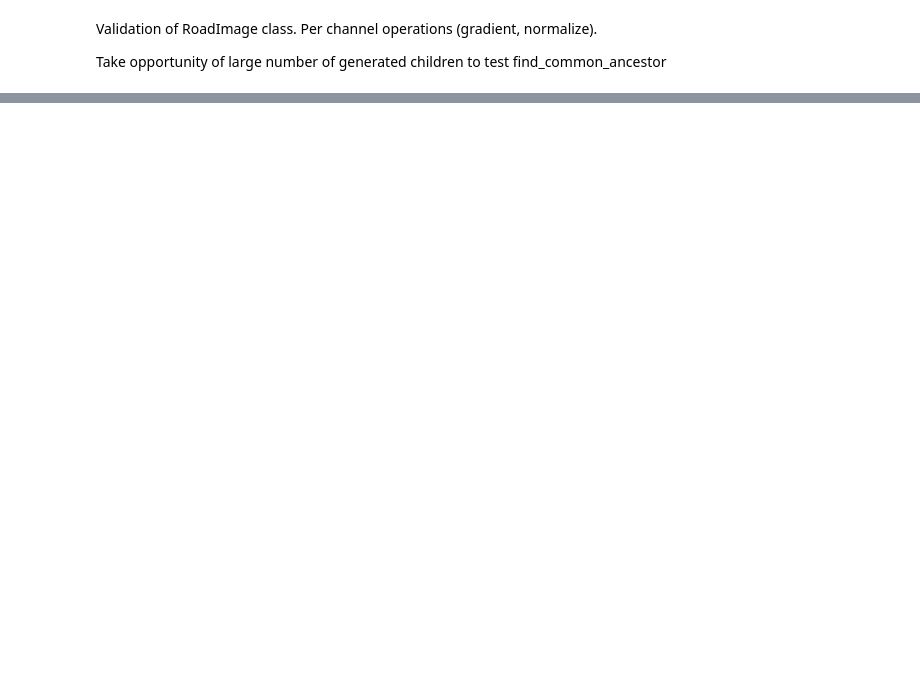
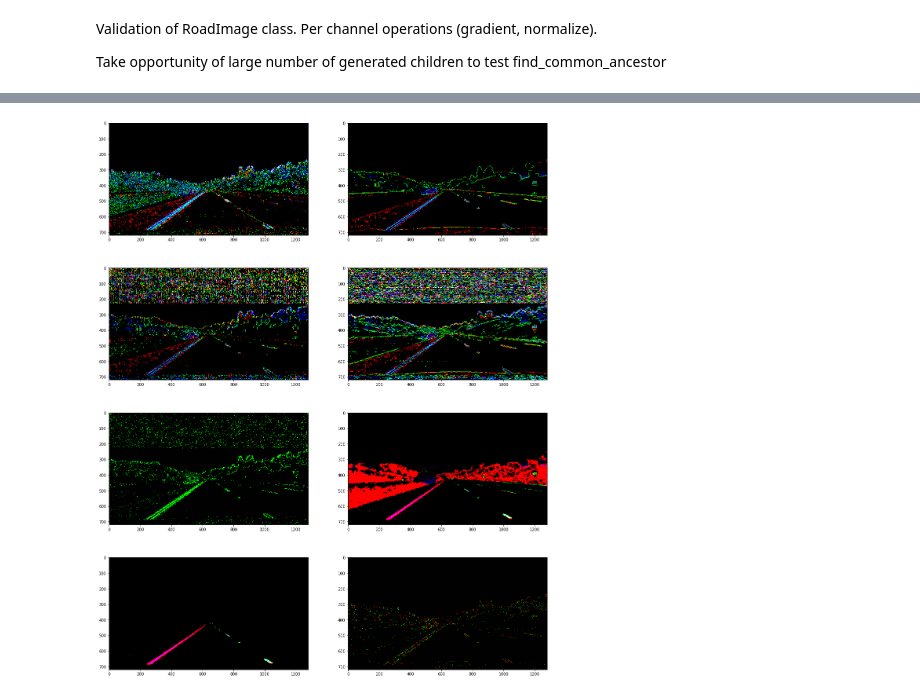
Before and after one commit to lepeuvedic/CarND-Advanced-Lane-Lines, a Jupyter notebook: Validation.ipynb, the cells around one changed output, grey strips where cells are left out. Drawn from its saved outputs; the diff is of its cells as text; code cells hidden in the pictures; blank space fills up the shorter version.

Commit message:
RoadImage passes Validation notebook.

```diff
--- a/Validation.ipynb
+++ b/Validation.ipynb
@@ -290,0 +339,78 @@ make_collection:
+# %%
+from classes.RoadImage import RoadImage
+import numpy as np
+
+img = RoadImage('test_images/straight_lines1.jpg', cspace='HLS')
+print('Loaded shape:',img.shape)
+# We have per channel min and max (for H,L and S)
+mini = np.array([0.0627, 0.762, 0.75])
+maxi = np.array([0.0863, 1.0,   1.0])
+copy = img.copy()
+print('copy.dtype =',copy.dtype)
+copy.threshold(mini, maxi, inplace=True)
+print('copy.binary =',copy.binary)
+print('copy.gradient =',copy.gradient)
+print('match_shape:',RoadImage.__match_shape__(mini.shape, copy.shape))
+
+mask = RoadImage('training/straight_mask.png')
+# Make mask truly binary
+mask.threshold(mini=0.5, inplace=True)
+print('mask colorspace:', mask.colorspace)
+print('mask is binary:', mask.binary)
+print('mask.shape =',mask.shape)
+print('mask is grayscale:',RoadImage.is_grayscale(mask))
+print('mask dtype:', mask.dtype)
+# Not inplace
+imini = mini.reshape((1,)+mini.shape)
+imaxi = maxi.reshape((1,)+maxi.shape)
+# Small constant ensures that mini > maxi in areas where mask = 0
+# Needs img.to_float to have an effect.
+
+# Combine gradients to make a 2D HLS image:
+minimask = 0.0001+np.tensordot(mask,imini, axes=([2],[0]))
+maximask = np.tensordot(mask,imaxi, axes=([2],[0]))
+thresh = img.to_float().threshold(minimask, maximask)
+
+# Add gradient info
+grads = img.gradients(['angle','mag','x','y'], sobel_kernel=9)
+(a,m,x,y) = grads
+a.threshold(mini=np.array([0.266,0.269,0.265]),maxi=np.array([0.64,0.661,0.685]), inplace=True)
+m.normalize(perchannel=True, inplace=True)\
+    .threshold(np.array([0.352,0.298,0.327]),np.array([0.623,0.707,0.705]),inplace=True)
+x.normalize(perchannel=True, perline=True, inplace=True)\
+    .threshold(np.array([0.304,0.3,0.302]),np.array([0.687,0.707,0.707]),inplace=True)
+y.normalize(perchannel=True, perline=True, inplace=True)\
+    .threshold(np.array([0.28,0.278,0.282]),np.array([0.684,0.707,0.706]),inplace=True)
+
+g = RoadImage.make_collection([x,y]).sum(axis=(0,3)).reshape(mask.shape)
+#        .threshold(mini=0.5, inplace=True)
+print('min(g) =',np.min(g), 'max(g) =',np.max(g))
+print('a is gradient:', a.gradient)
+print('m is gradient:', m.gradient)
+print('x is gradient:', x.gradient)
+print('g is gradient:', g.gradient)
+print('g is binary:',g.binary)
+gmask = np.abs(g) + RoadImage.make_collection([a,m]).sum(axis=(0,3)).reshape(mask.shape)
+gmask.normalize(inplace=True).threshold(mini=0.3, inplace=True)
+g.threshold(mini=0.0001, maxi=gmask, inplace=True)
+print('g is gradient:', g.gradient)
+print('g is binary:',g.binary)
+print('g.shape =',g.shape)
+
+# Display img and masks as HLS
+import matplotlib.pyplot as plt
+%matplotlib inline
+
+f, ((ax1, ax2), (ax3, ax4), (ax5, ax6), (ax7, ax8)) = plt.subplots(nrows=4, ncols=2, figsize=(20,26))
+# Mask applied to signed gradient x+y, computed based on absolute value of gradients
+gmask.show(ax5)
+# Thresholded HLS masks
+copy.show(ax6)
+thresh.show(ax7)
+g.show(ax8)
+# Gradients of H,L and S
+a.show(ax1)
+m.show(ax2)
+x.show(ax3)
+y.show(ax4)
+# %% [output]
@@ -290,0 +436 @@ make_collection:
+[figure, added]
```
Also changed, not shown: parts of 9 cells of this notebook.
